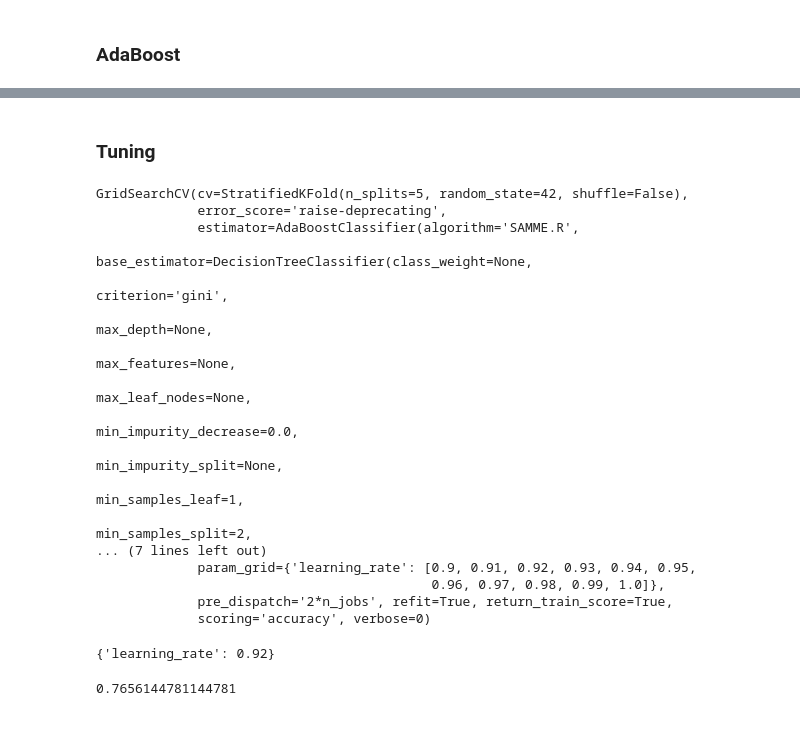
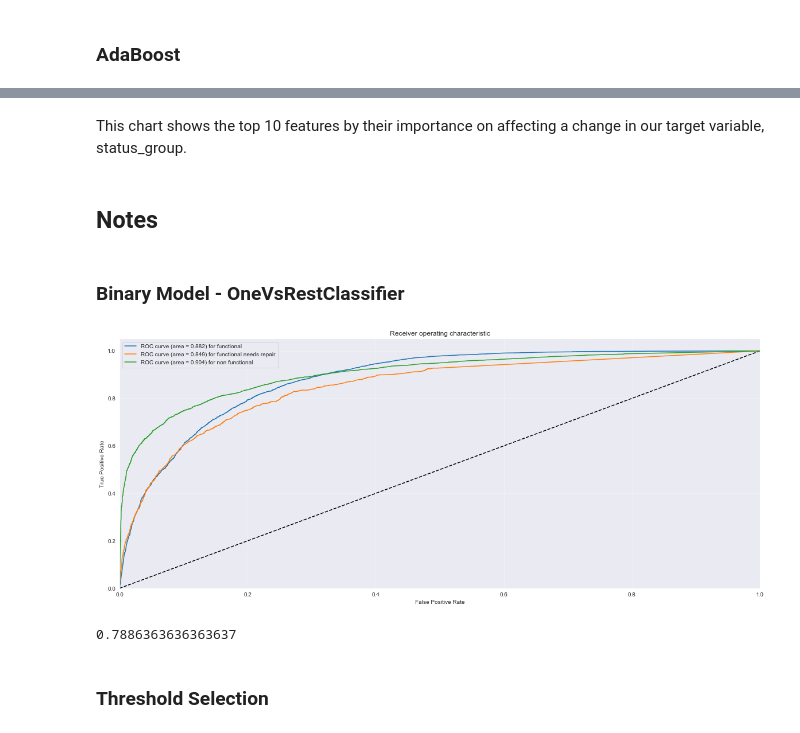
Before and after one commit to ArmanHussainDS/tanzania_water_well_classification, a Jupyter notebook: Competition Notebook.ipynb, the cells around one changed output, grey strips where cells are left out. Cells and saved outputs as stored; diff of their text form; code cells hidden in the pictures.

```diff
--- a/Competition Notebook.ipynb
+++ b/Competition Notebook.ipynb
@@ -653,35 +859,39 @@ accuracy_score(y_val, y_val_pred)
+# %% [markdown]
+This chart shows the top 10 features by their importance on affecting a change in our target variable, status_group.
 # %% [markdown]
-### Tuning
+## Notes
-# %%
-skf = StratifiedKFold(n_splits=5,random_state=42)
-
-param_grid = {'learning_rate':[lr/100 for lr in range(90,100+1)]}
-
-model_ada_tuned = GridSearchCV(model_ada,param_grid,cv=skf,scoring='accuracy',return_train_score=True,n_jobs=-1)
-model_ada_tuned.fit(X_train,y_train)
-# %% [output]
-GridSearchCV(cv=StratifiedKFold(n_splits=5, random_state=42, shuffle=False),
-             error_score='raise-deprecating',
-             estimator=AdaBoostClassifier(algorithm='SAMME.R',
-                                          base_estimator=DecisionTreeClassifier(class_weight=None,
-                                                                                criterion='gini',
-                                                                                max_depth=None,
-                                                                                max_features=None,
-                                                                                max_leaf_nodes=None,
-                                                                                min_impurity_decrease=0.0,
-                                                                                min_impurity_split=None,
-                                                                                min_samples_leaf=1,
-                                                                                min_samples_split=2,
-... (7 lines left out)
-             param_grid={'learning_rate': [0.9, 0.91, 0.92, 0.93, 0.94, 0.95,
-                                           0.96, 0.97, 0.98, 0.99, 1.0]},
-             pre_dispatch='2*n_jobs', refit=True, return_train_score=True,
-             scoring='accuracy', verbose=0)
-# %%
-model_ada_tuned.best_params_
-# %% [output]
-{'learning_rate': 0.92}
-# %%
-model_ada_tuned.best_score_
-# %% [output]
-0.7656144781144781
+# %% [markdown]
+### Binary Model - OneVsRestClassifier
+# %%
+from sklearn.multiclass import OneVsRestClassifier
+from sklearn.metrics import roc_curve, auc
+
+multi_model_rf = OneVsRestClassifier(model_rf)
+multi_model_rf.fit(X_train_v,y_train_v)
+y_score = multi_model_rf.predict_proba(X_test)
+# structures
+fpr = dict()
+tpr = dict()
+roc_auc = dict()
+threshold = dict()
+# calculate dummies once
+y_test_dummies = pd.get_dummies(y_test, drop_first=False).values
+for i, label in zip(range(3),['functional', 'functional needs repair', 'non functional']):
+    fpr[label], tpr[label], threshold[label] = roc_curve(y_test_dummies[:, i], y_score[:, i])
+    roc_auc[label] = auc(fpr[label], tpr[label])
+# roc for each class
+fig, ax = plt.subplots(figsize=(20, 8))
+ax.plot([0, 1], [0, 1], 'k--')
+ax.set_xlim([0.0, 1.0])
+ax.set_ylim([0.0, 1.05])
+ax.set_xlabel('False Positive Rate')
+ax.set_ylabel('True Positive Rate')
+ax.set_title('Receiver operating characteristic')
+for i,label in zip(range(3),['functional', 'functional needs repair', 'non functional']):
+    ax.plot(fpr[label], tpr[label], label='ROC curve (area = {}) for {}'.format(round(roc_auc[label],3), label))
+ax.legend(loc="best")
+ax.grid(alpha=.4)
+sns.despine()
+plt.show()
+# %% [output]
+[figure, added]
@@ -687,0 +905,6 @@ model_ada_tuned.best_score_
+# %%
+accuracy_score(y_test,b)
+# %% [output]
+0.7886363636363637
+# %% [markdown]
+### Threshold Selection
```
Also changed, not shown: parts of 85 cells of this notebook, 2 other files.
